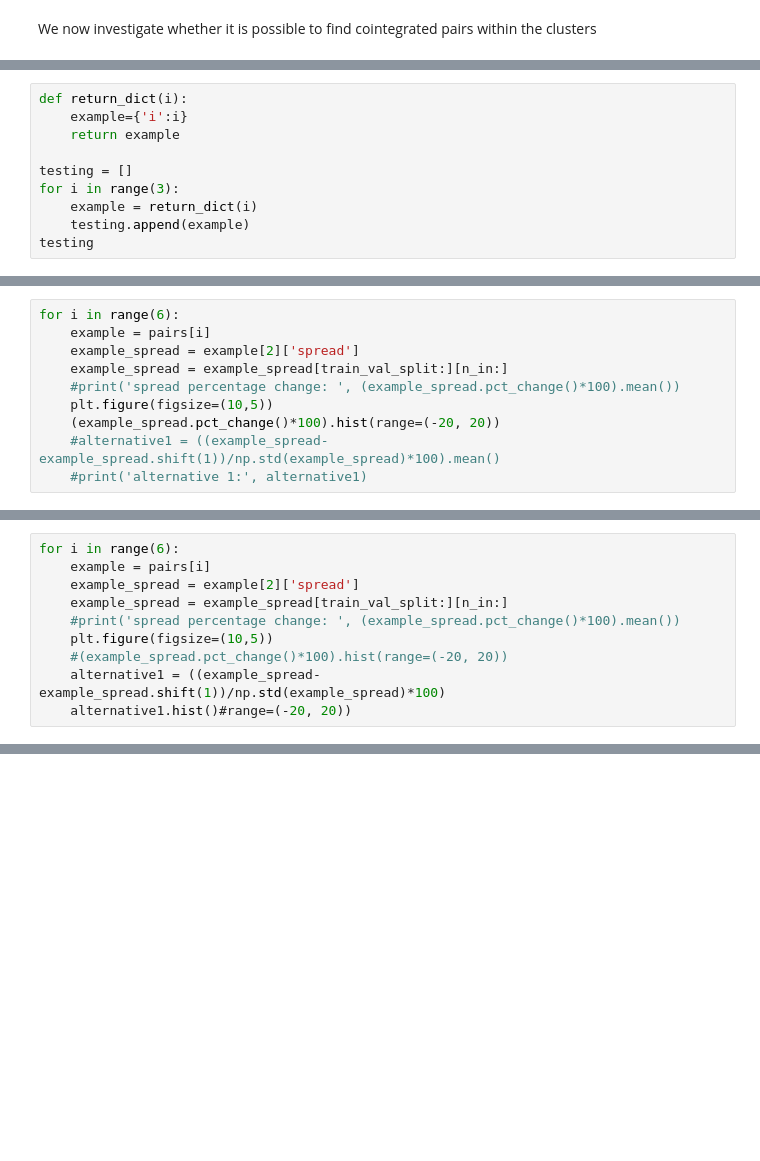
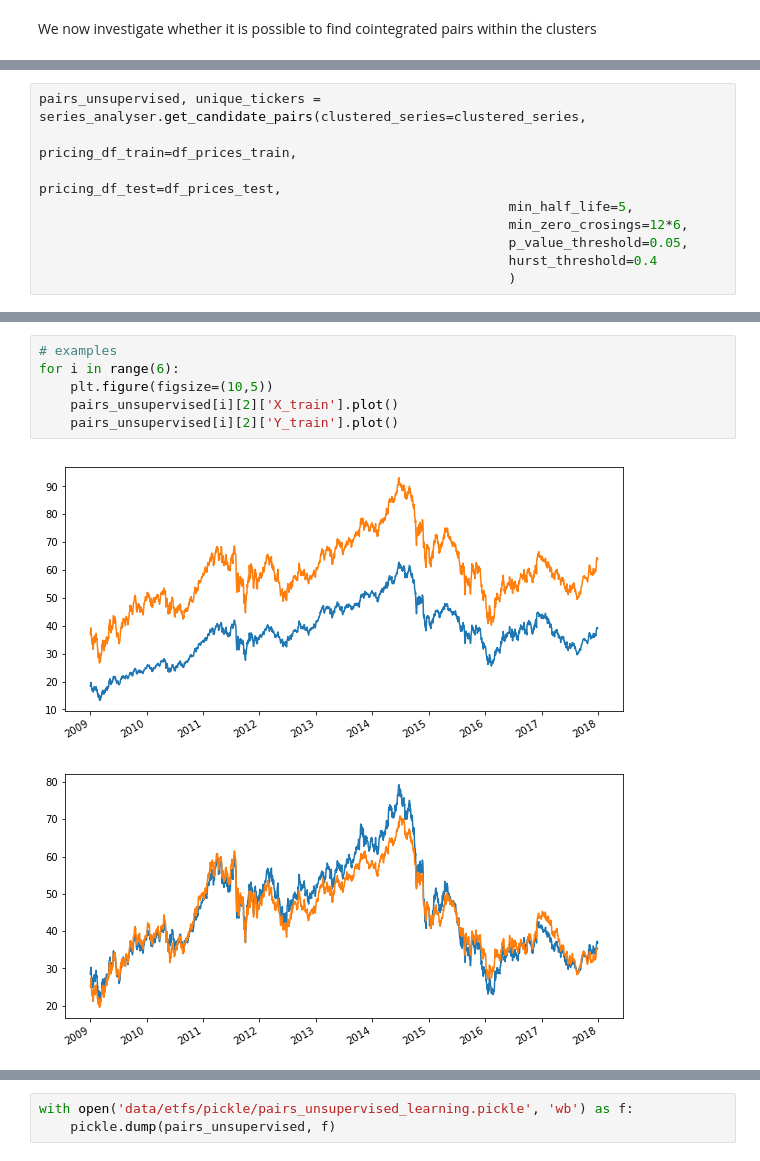
Before and after one commit to simaomsarmento/PairsTrading, a Jupyter notebook: PairsTrading_CommodityETFs-Clustering.ipynb, the cells around one changed output, grey strips where cells are left out. Cells and saved outputs as stored; diff of their text form; blank space fills up the shorter version.

```diff
--- a/PairsTrading_CommodityETFs-Clustering.ipynb
+++ b/PairsTrading_CommodityETFs-Clustering.ipynb
@@ -857,10 +409,0 @@ The best model obtained a MAE score of  0.22059830392108243
-# %%
-def return_dict(i):
-    example={'i':i}
-    return example
-
-testing = []
-for i in range(3):
-    example = return_dict(i)
-    testing.append(example)
-testing
@@ -1144,10 +409,0 @@ cum_pnl.plot()
-# %%
-for i in range(6):
-    example = pairs[i]
-    example_spread = example[2]['spread']
-    example_spread = example_spread[train_val_split:][n_in:]
-    #print('spread percentage change: ', (example_spread.pct_change()*100).mean())
-    plt.figure(figsize=(10,5))
-    (example_spread.pct_change()*100).hist(range=(-20, 20))
-    #alternative1 = ((example_spread-example_spread.shift(1))/np.std(example_spread)*100).mean()
-    #print('alternative 1:', alternative1)
@@ -1163,10 +409,0 @@ for i in range(6):
-# %%
-for i in range(6):
-    example = pairs[i]
-    example_spread = example[2]['spread']
-    example_spread = example_spread[train_val_split:][n_in:]
-    #print('spread percentage change: ', (example_spread.pct_change()*100).mean())
-    plt.figure(figsize=(10,5))
-    #(example_spread.pct_change()*100).hist(range=(-20, 20))
-    alternative1 = ((example_spread-example_spread.shift(1))/np.std(example_spread)*100)
-    alternative1.hist()#range=(-20, 20))
@@ -1674,0 +410,9 @@ df.spread_pct_change.corr(df.ret)
+# %%
+pairs_unsupervised, unique_tickers = series_analyser.get_candidate_pairs(clustered_series=clustered_series,
+                                                            pricing_df_train=df_prices_train,
+                                                            pricing_df_test=df_prices_test,
+                                                            min_half_life=5,
+                                                            min_zero_crosings=12*6,
+                                                            p_value_threshold=0.05,
+                                                            hurst_threshold=0.4
+                                                            )
@@ -1674,0 +447,9 @@ df.spread_pct_change.corr(df.ret)
+# %%
+# examples
+for i in range(6):
+    plt.figure(figsize=(10,5))
+    pairs_unsupervised[i][2]['X_train'].plot()
+    pairs_unsupervised[i][2]['Y_train'].plot()
+# %% [output]
+[figure, added]
+[figure, added]
@@ -1674,0 +460,3 @@ df.spread_pct_change.corr(df.ret)
+# %%
+with open('data/etfs/pickle/pairs_unsupervised_learning.pickle', 'wb') as f:
+    pickle.dump(pairs_unsupervised, f)
```
Also changed, not shown: parts of 114 cells of this notebook, 4 other files.
